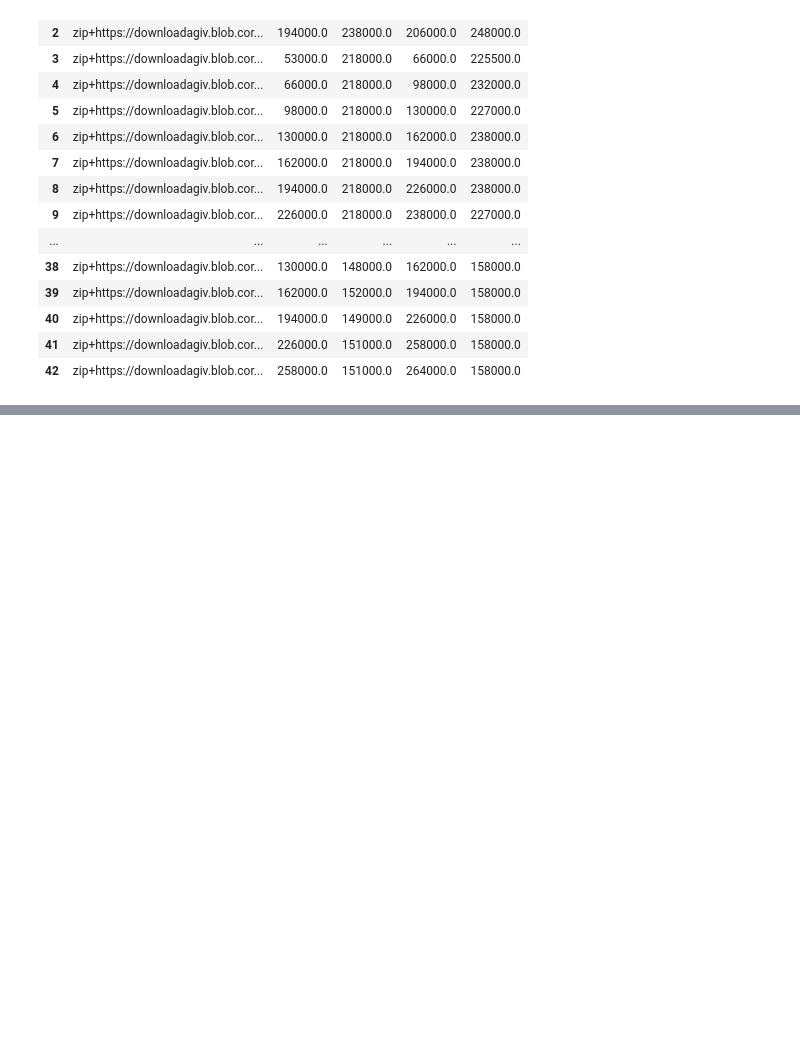
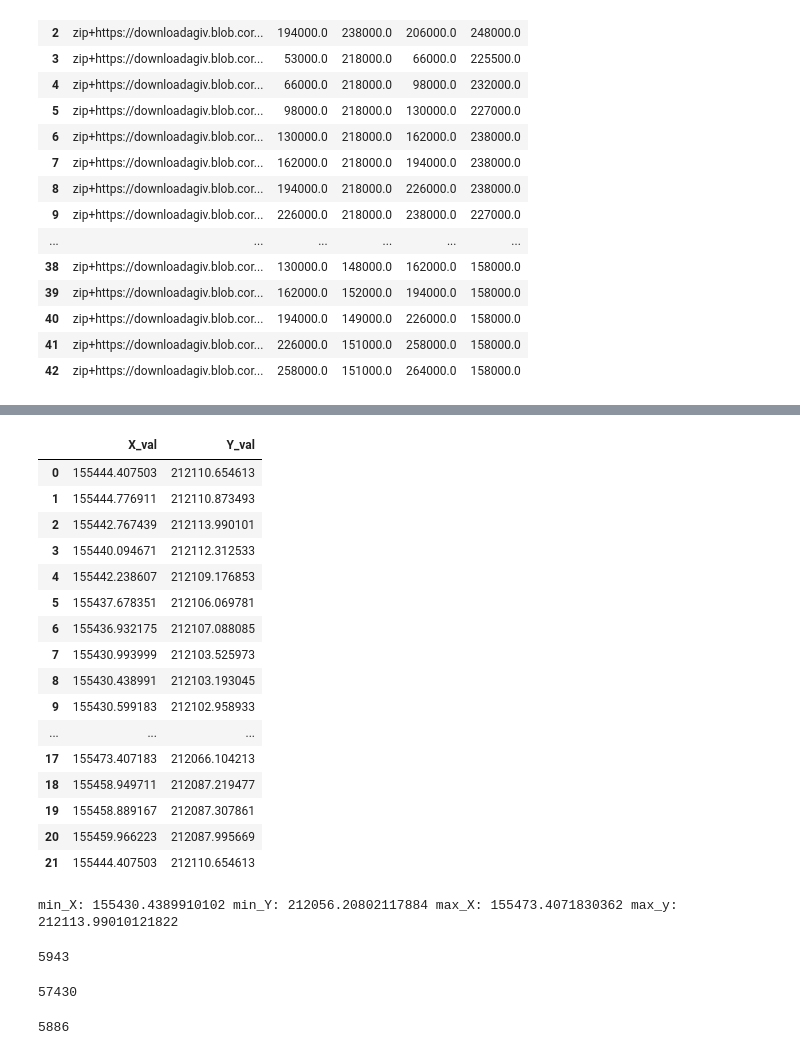
Before and after one commit to UjjwalKandel2000/3D_Houses, a Jupyter notebook: read_csv.ipynb, the cells around one changed output, grey strips where cells are left out. Cells and saved outputs as stored; diff of their text form; code cells hidden in the pictures; blank space fills up the shorter version.

```diff
--- a/read_csv.ipynb
+++ b/read_csv.ipynb
@@ -10,0 +19,2 @@ from zipfile import ZipFile
+# %%
+street_name = input("Enter the street name: ")
@@ -119,0 +198,24 @@ Done extracting the DTM zip file to temp-raster/DTM folder! :)
+# %%
+building_coordinates_df
+# %% [output]
+|  | X_val | Y_val |
+| 0 | 155444.407503 | 212110.654613 |
+| 1 | 155444.776911 | 212110.873493 |
+| 2 | 155442.767439 | 212113.990101 |
+| 3 | 155440.094671 | 212112.312533 |
+| 4 | 155442.238607 | 212109.176853 |
+| 5 | 155437.678351 | 212106.069781 |
+| 6 | 155436.932175 | 212107.088085 |
+| 7 | 155430.993999 | 212103.525973 |
+| 8 | 155430.438991 | 212103.193045 |
+| 9 | 155430.599183 | 212102.958933 |
+| ... | ... | ... |
+| 17 | 155473.407183 | 212066.104213 |
+| 18 | 155458.949711 | 212087.219477 |
+| 19 | 155458.889167 | 212087.307861 |
+| 20 | 155459.966223 | 212087.995669 |
+| 21 | 155444.407503 | 212110.654613 |
+# %%
+print(f"min_X: {min_x} min_Y: {min_y} max_X: {max_x} max_y: {max_y}")
+# %% [output]
+min_X: 155430.4389910102 min_Y: 212056.20802117884 max_X: 155473.4071830362 max_y: 212113.99010121822
@@ -119,0 +225,12 @@ Done extracting the DTM zip file to temp-raster/DTM folder! :)
+# %%
+min_indx_row
+# %% [output]
+5943
+# %%
+min_indx_col
+# %% [output]
+57430
+# %%
+max_indx_row
+# %% [output]
+5886
```
Also changed, not shown: parts of 23 cells of this notebook, 12 other files.
